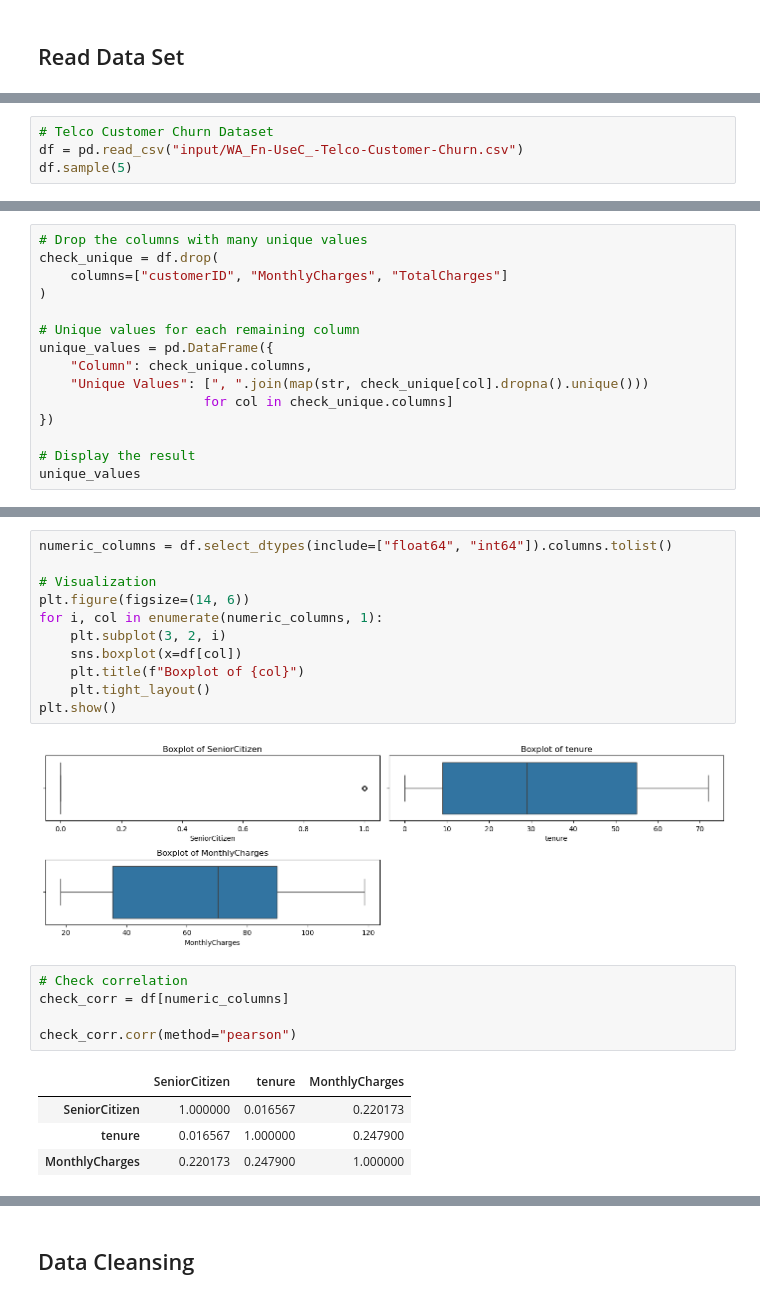
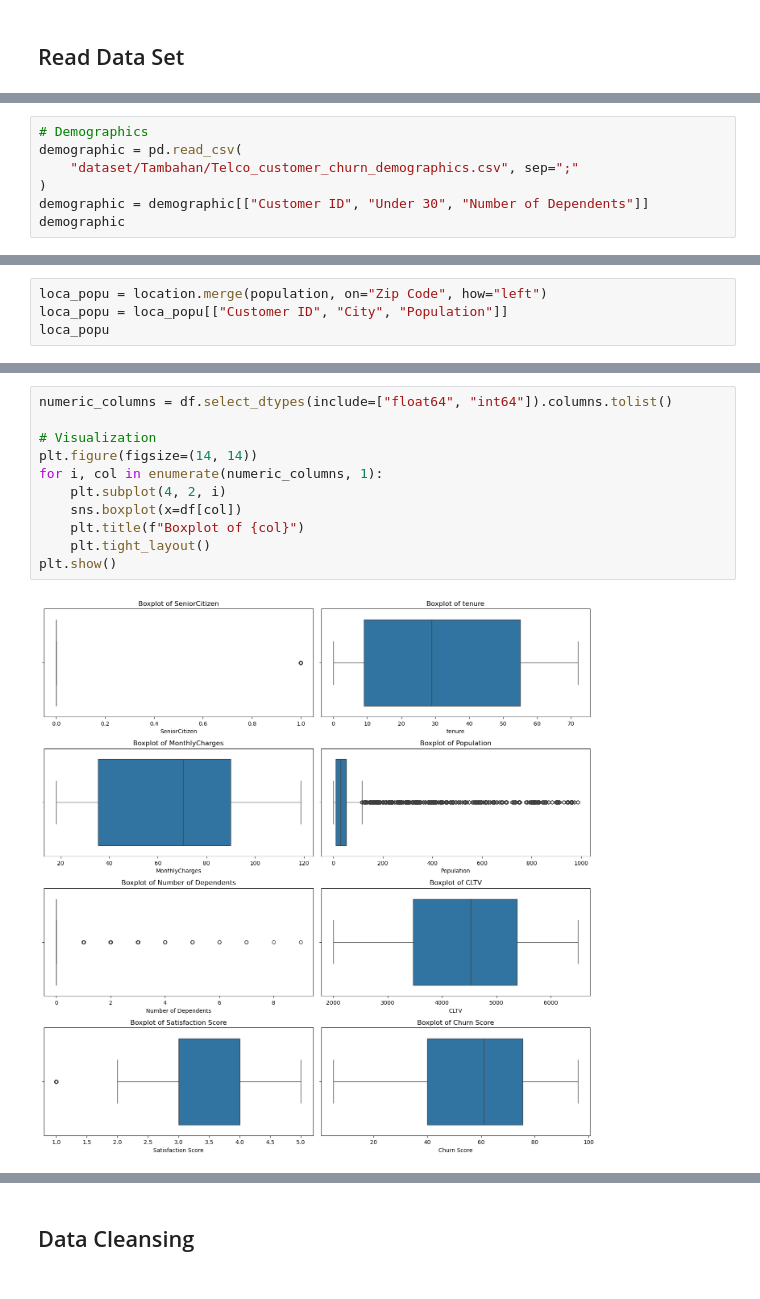
Before and after one commit to Christian-Chrata/Telco-Customer-Churn, a Jupyter notebook: Telco Customer Churn.ipynb, the cells around one changed output, grey strips where cells are left out. Drawn from its saved outputs; the diff is of its cells as text.

```diff
--- a/Telco Customer Churn.ipynb
+++ b/Telco Customer Churn.ipynb
@@ -77,0 +191,7 @@ Data source: https://www.kaggle.com/datasets/blastchar/telco-customer-churn
+# %%
+# Demographics
+demographic = pd.read_csv(
+    "dataset/Tambahan/Telco_customer_churn_demographics.csv", sep=";"
+)
+demographic = demographic[["Customer ID", "Under 30", "Number of Dependents"]]
+demographic
@@ -77,0 +212,4 @@ Data source: https://www.kaggle.com/datasets/blastchar/telco-customer-churn
+# %%
+loca_popu = location.merge(population, on="Zip Code", how="left")
+loca_popu = loca_popu[["Customer ID", "City", "Population"]]
+loca_popu
@@ -101,4 +345,0 @@ Data source: https://www.kaggle.com/datasets/blastchar/telco-customer-churn
-# %%
-# Telco Customer Churn Dataset
-df = pd.read_csv("input/WA_Fn-UseC_-Telco-Customer-Churn.csv")
-df.sample(5)
@@ -174,15 +447,0 @@ pd.DataFrame(df.nunique()).rename(columns={0: "Unique Value"})
-# %%
-# Drop the columns with many unique values
-check_unique = df.drop(
-    columns=["customerID", "MonthlyCharges", "TotalCharges"]
-)
-
-# Unique values for each remaining column
-unique_values = pd.DataFrame({
-    "Column": check_unique.columns,
-    "Unique Values": [", ".join(map(str, check_unique[col].dropna().unique()))
-                     for col in check_unique.columns]
-})
-
-# Display the result
-unique_values
@@ -207,23 +448,13 @@ unique_values
 # %%
 numeric_columns = df.select_dtypes(include=["float64", "int64"]).columns.tolist()
 
 # Visualization
-plt.figure(figsize=(14, 6))
+plt.figure(figsize=(14, 14))
 for i, col in enumerate(numeric_columns, 1):
-    plt.subplot(3, 2, i)
+    plt.subplot(4, 2, i)
     sns.boxplot(x=df[col])
     plt.title(f"Boxplot of {col}")
     plt.tight_layout()
 plt.show()
 # %% [output]
-[figure, old version]
+[figure, new version]
-# %%
-# Check correlation
-check_corr = df[numeric_columns]
-
-check_corr.corr(method="pearson")
-# %% [output]
-|  | SeniorCitizen | tenure | MonthlyCharges |
-| SeniorCitizen | 1.000000 | 0.016567 | 0.220173 |
-| tenure | 0.016567 | 1.000000 | 0.247900 |
-| MonthlyCharges | 0.220173 | 0.247900 | 1.000000 |
```
Also changed, not shown: parts of 67 cells of this notebook, 15 other files.
